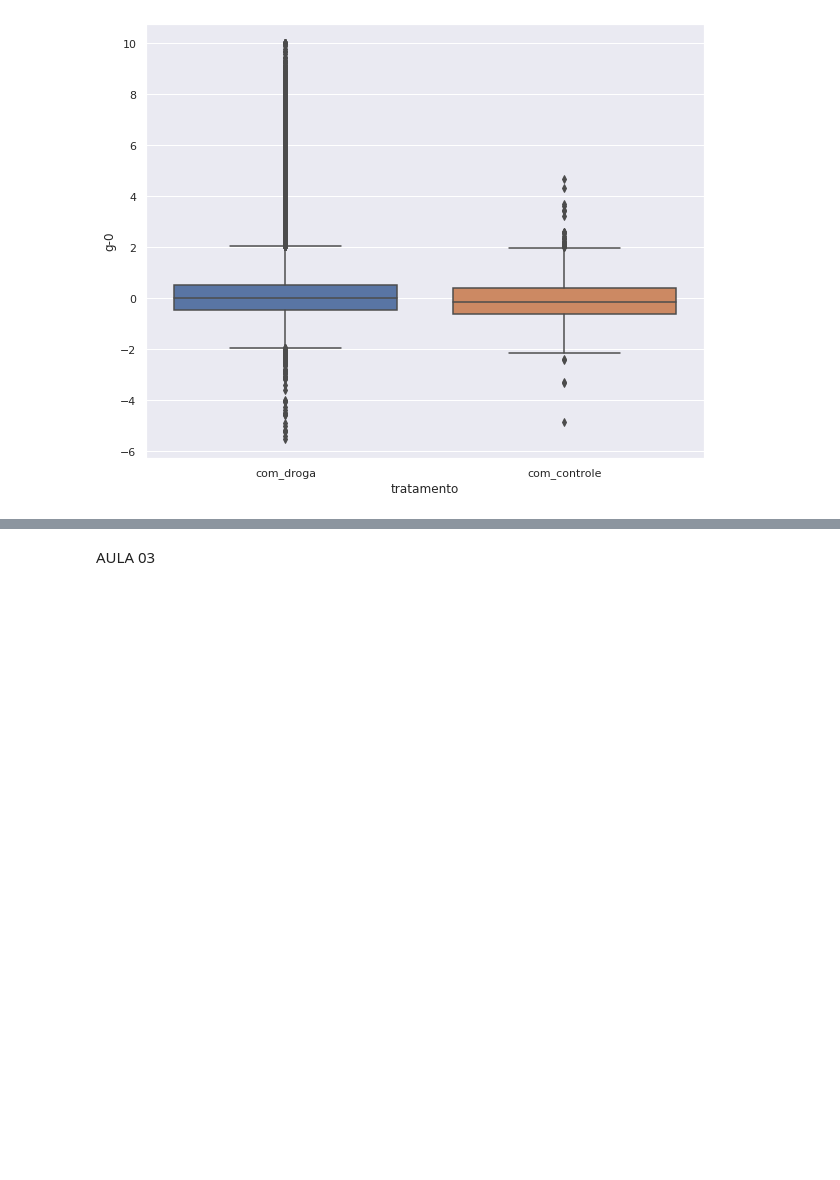
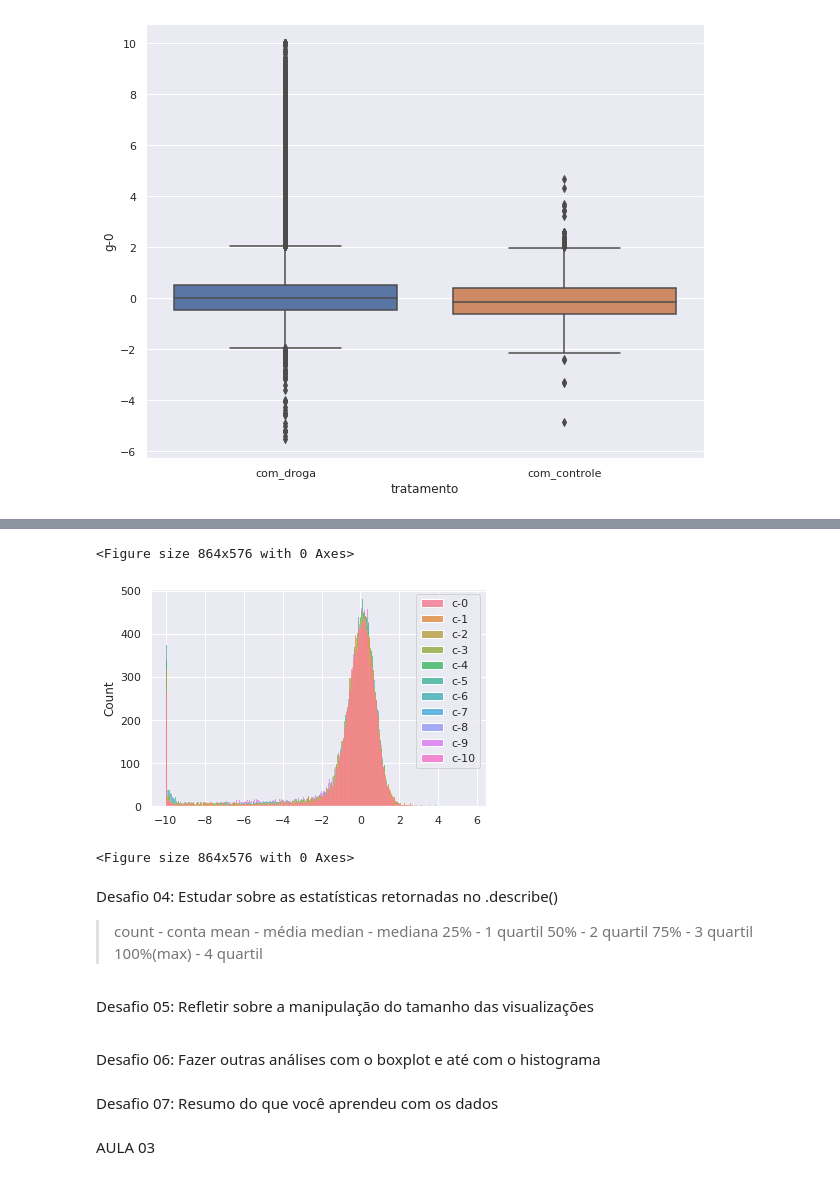
Before and after one commit to AnaBeatriz-Carvalho/Imersao_Dados_Alura, a Jupyter notebook: Imersão_Dados.ipynb, the cells around one changed output, grey strips where cells are left out. Cells and saved outputs as stored; diff of their text form; code cells hidden in the pictures; blank space fills up the shorter version.

```diff
--- a/Imersão_Dados.ipynb
+++ b/Imersão_Dados.ipynb
@@ -306,3 +372,30 @@ sns.boxplot(y='g-0', x='tratamento', data=dados)
+# %%
+sns.histplot(dados.loc[:, 'c-0':'c-10'])
+plt.figure(figsize=(12,8))
+# %% [output]
+<Figure size 864x576 with 0 Axes>
+[figure, added]
+<Figure size 864x576 with 0 Axes>
+# %% [markdown]
+Desafio 04: Estudar sobre as estatísticas retornadas no .describe()
+
+
+> count - conta
+mean - média
+median - mediana
+25% - 1 quartil
+50% - 2 quartil
+75% - 3 quartil
+100%(max) - 4 quartil
+# %% [markdown]
+Desafio 05: Refletir sobre a manipulação do tamanho das visualizações
+
+
+>
+# %% [markdown]
+Desafio 06: Fazer outras análises com o boxplot e até com o histograma
+# %% [markdown]
+Desafio 07: Resumo do que você aprendeu com os dados
 # %% [markdown]
 AULA 03
 # %% [markdown]
```
Also changed, not shown: parts of 66 cells of this notebook.
